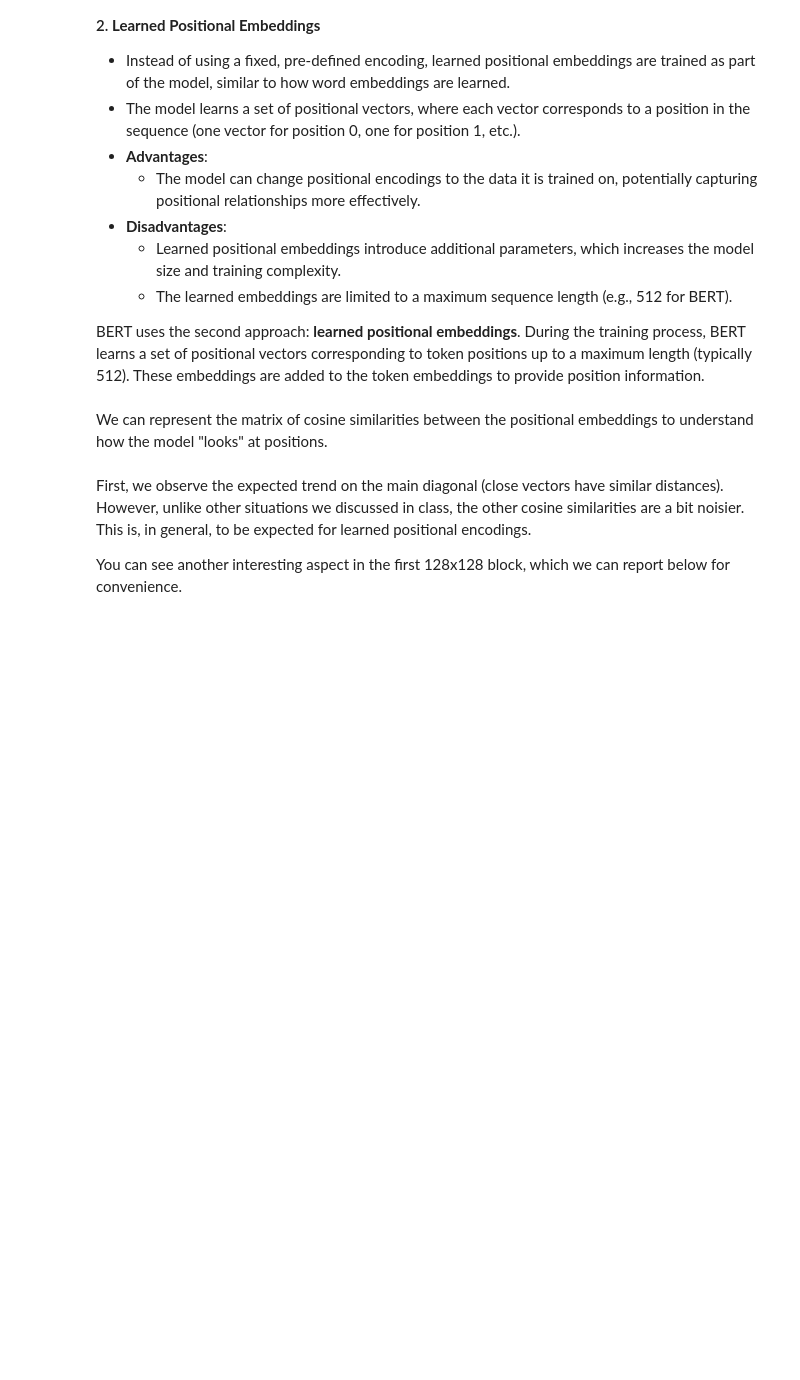
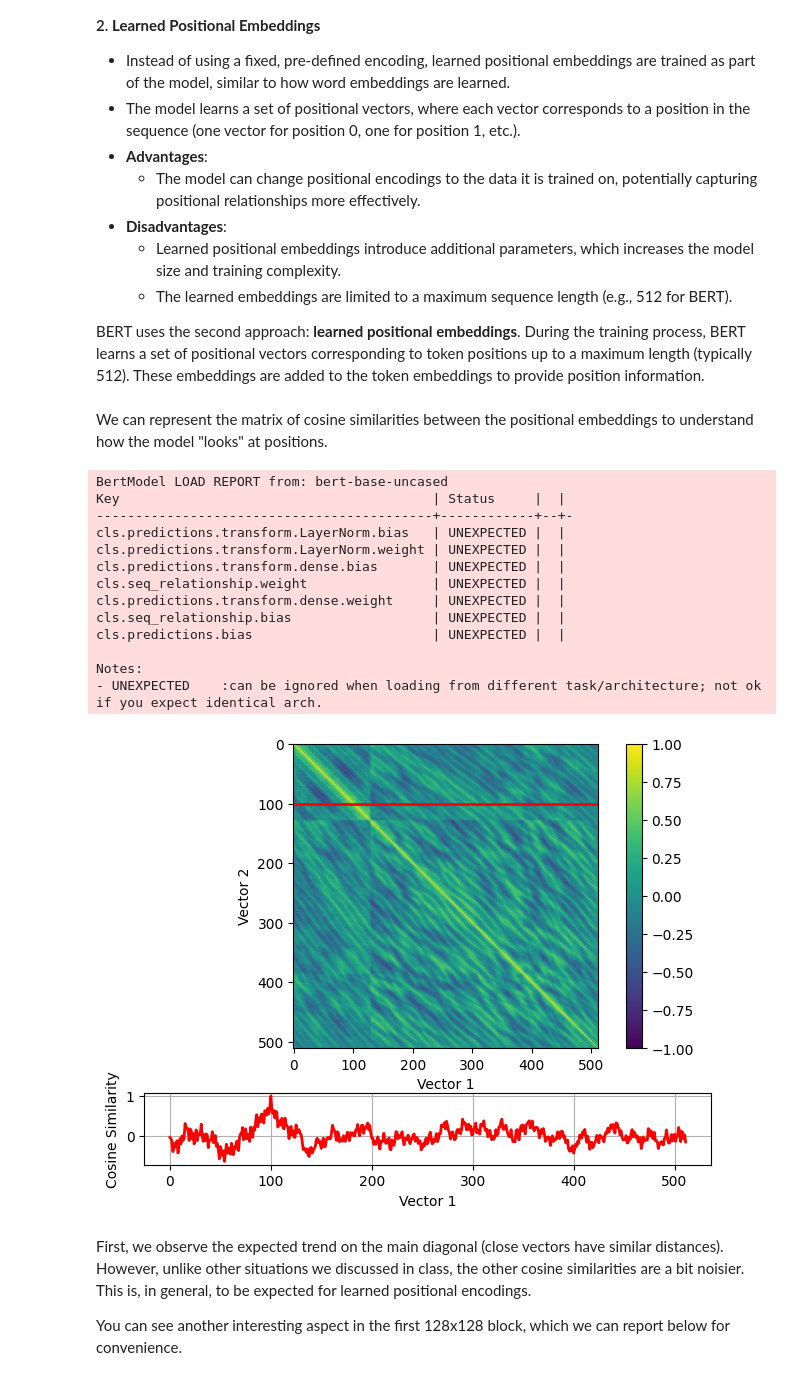
Before and after one commit to leilaalizadeh/LLM, a Jupyter notebook: lab03/text-01-bert.ipynb, the cells around one changed output. Drawn from its saved outputs; the diff is of its cells as text; code cells hidden in the pictures; blank space fills up the shorter version.

```diff
--- a/lab03/text-01-bert.ipynb
+++ b/lab03/text-01-bert.ipynb
@@ -336,38 +336,53 @@ from transformers import BertModel
 # %%
 # TODO: Load pre-trained BERT model
 model_name = 'bert-base-uncased'
-model = ...
+model = BertModel.from_pretrained(model_name)
 
 # TODO: Position embeddings are stored in the embedding layer as 'position_embeddings.weight'
-positional_encodings = ...
+positional_encodings = model.embeddings.position_embeddings.weight.detach().cpu().numpy()
 
 # Compute cosine similarity between positional encodings
 cosine_sim = cosine_similarity(positional_encodings)
 
 fig, ax = plt.subplot_mosaic("""
 AAA
 AAA
 AAA
 BBB""")
 
 plt.tight_layout()
 
 # Plot the cosine similarity heatmap
 ax["A"].set_aspect('equal')
 cbar = ax["A"].imshow(cosine_sim, cmap='viridis', vmin=-1, vmax=1)
 ax["A"].set_xlabel('Vector 1')
 ax["A"].set_ylabel('Vector 2')
 ax["A"].axhline(100, c='r', lw=2)
 # add colorbar
 fig.colorbar(cbar, ax=ax["A"])
 
 
 # Plot the cosine similarity for a specific row
 
 ax["B"].plot(cosine_sim[100], c='r', lw=2)
 ax["B"].set_xlabel('Vector 1')
 ax["B"].set_ylabel('Cosine Similarity')
 ax["B"].grid()
+# %% [output]
+BertModel LOAD REPORT from: bert-base-uncased
+Key                                        | Status     |  |
+-------------------------------------------+------------+--+-
+cls.predictions.transform.LayerNorm.bias   | UNEXPECTED |  |
+cls.predictions.transform.LayerNorm.weight | UNEXPECTED |  |
+cls.predictions.transform.dense.bias       | UNEXPECTED |  |
+cls.seq_relationship.weight                | UNEXPECTED |  |
+cls.predictions.transform.dense.weight     | UNEXPECTED |  |
+cls.seq_relationship.bias                  | UNEXPECTED |  |
+cls.predictions.bias                       | UNEXPECTED |  |
+
+Notes:
+- UNEXPECTED    :can be ignored when loading from different task/architecture; not ok if you expect identical arch.
+[figure, added]
 # %% [markdown]
 First, we observe the expected trend on the main diagonal (close vectors have similar distances). However, unlike other situations we discussed in class, the other cosine similarities are a bit noisier. This is, in general, to be expected for learned positional encodings.
 
```
